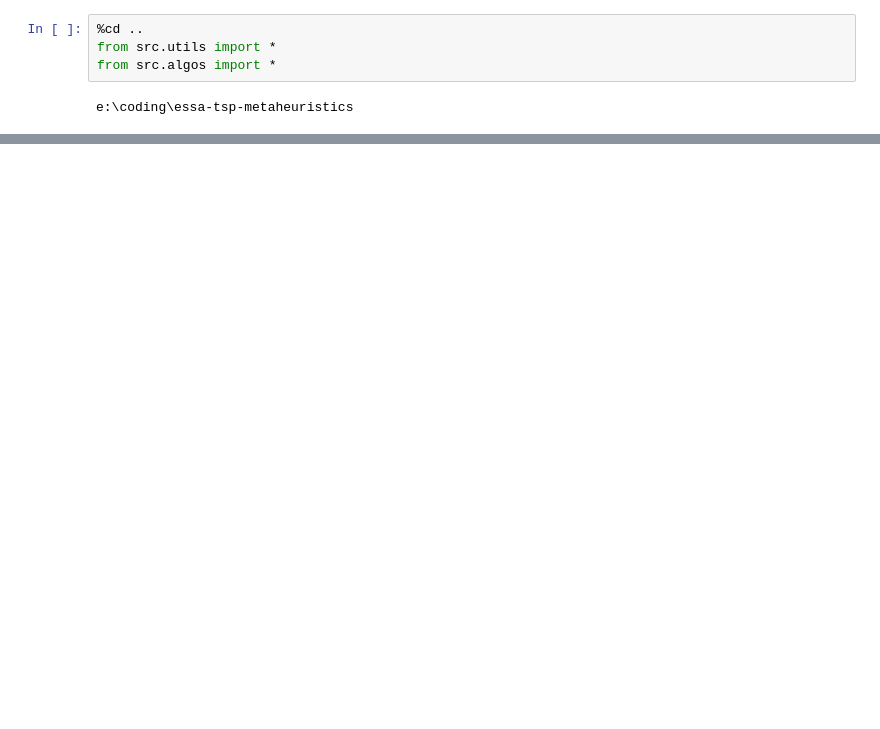
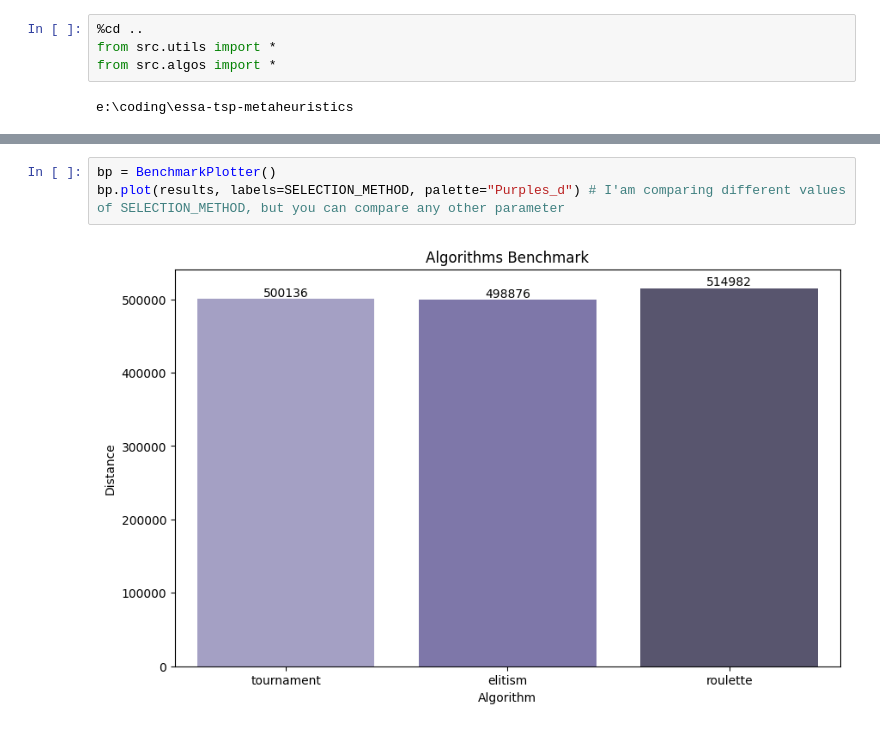
Before and after one commit to PanNorek/essa-tsp-metaheuristics, a Jupyter notebook: notebooks/tmp.ipynb, the cells around one changed output, grey strips where cells are left out. Cells and saved outputs as stored; diff of their text form; blank space fills up the shorter version.

```diff
--- a/notebooks/tmp.ipynb
+++ b/notebooks/tmp.ipynb
@@ -62,0 +119,5 @@ Final population: Individual(path: 27...25, distance: 440256.20)
+# %%
+bp = BenchmarkPlotter()
+bp.plot(results, labels=SELECTION_METHOD, palette="Purples_d") # I'am comparing different values of SELECTION_METHOD, but you can compare any other parameter
+# %% [output]
+[figure, added]
```
Also changed, not shown: parts of 20 cells of this notebook, 7 other files.
